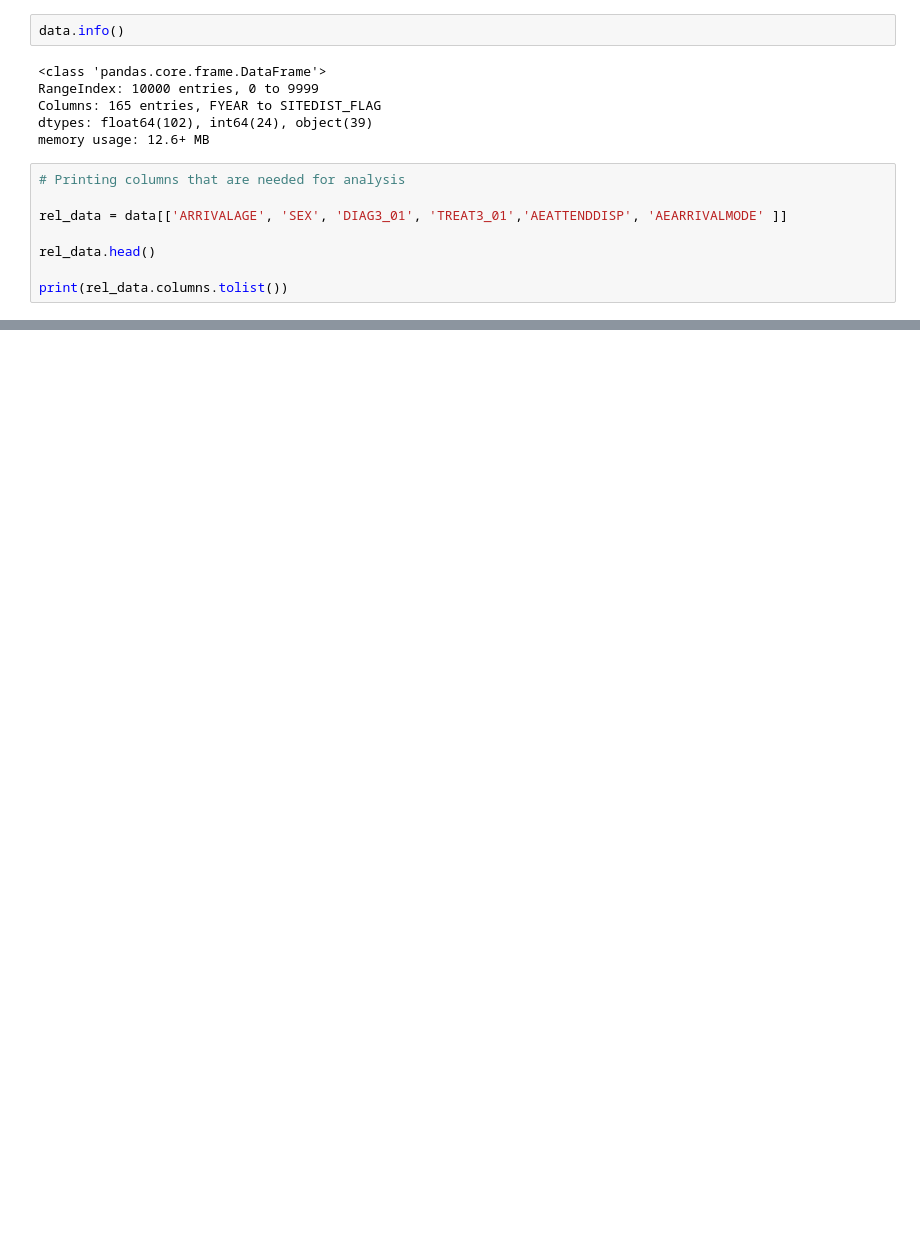
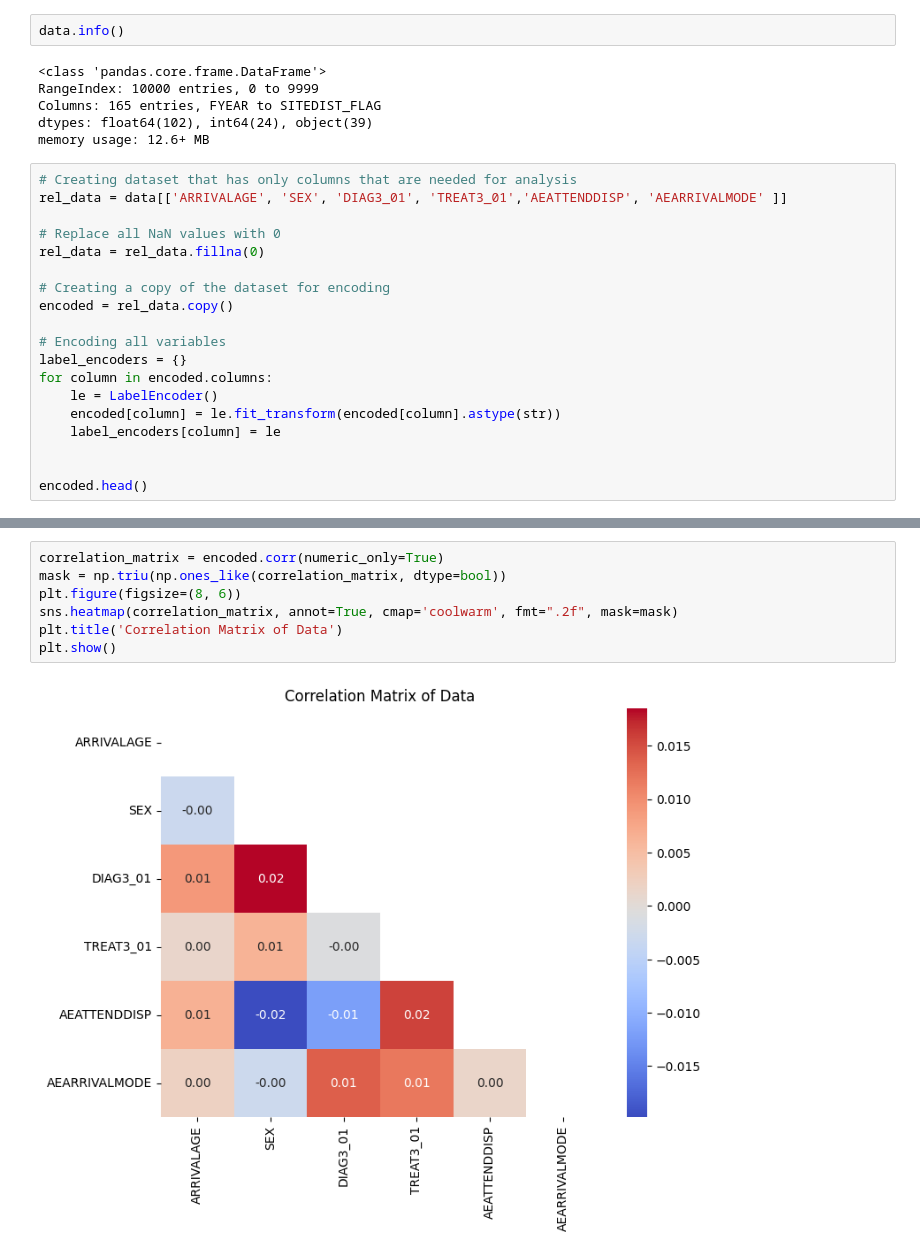
Before and after one commit to AshAninze/synthetic-data-rough-note, a Jupyter notebook: scripts/testdata.ipynb, the cells around one changed output, grey strips where cells are left out. Cells and saved outputs as stored; diff of their text form; blank space fills up the shorter version.

Commit message:
Made rules of data processing

```diff
--- a/scripts/testdata.ipynb
+++ b/scripts/testdata.ipynb
@@ -58,11 +38,22 @@ Columns: 165 entries, FYEAR to SITEDIST_FLAG
 dtypes: float64(102), int64(24), object(39)
 memory usage: 12.6+ MB
 # %%
-# Printing columns that are needed for analysis
-
+# Creating dataset that has only columns that are needed for analysis
 rel_data = data[['ARRIVALAGE', 'SEX', 'DIAG3_01', 'TREAT3_01','AEATTENDDISP', 'AEARRIVALMODE' ]]
 
-rel_data.head()
+# Replace all NaN values with 0
+rel_data = rel_data.fillna(0)
 
-print(rel_data.columns.tolist())
+# Creating a copy of the dataset for encoding
+encoded = rel_data.copy()
+
+# Encoding all variables
+label_encoders = {}
+for column in encoded.columns:
+    le = LabelEncoder()
+    encoded[column] = le.fit_transform(encoded[column].astype(str))
+    label_encoders[column] = le
+
+
+encoded.head()
 # %% [output]
@@ -137,0 +86,9 @@ RangeIndex(start=0, stop=10000, step=1)
+# %%
+correlation_matrix = encoded.corr(numeric_only=True)
+mask = np.triu(np.ones_like(correlation_matrix, dtype=bool))
+plt.figure(figsize=(8, 6))
+sns.heatmap(correlation_matrix, annot=True, cmap='coolwarm', fmt=".2f", mask=mask)
+plt.title('Correlation Matrix of Data')
+plt.show()
+# %% [output]
+[figure, added]
```
Also changed, not shown: parts of 13 cells of this notebook.
